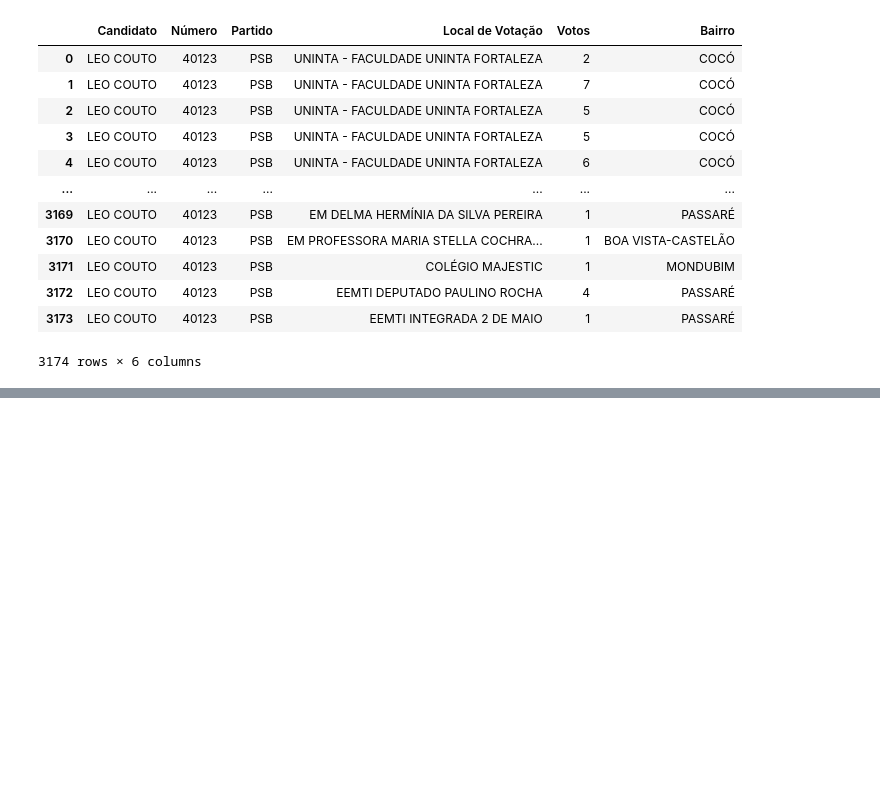
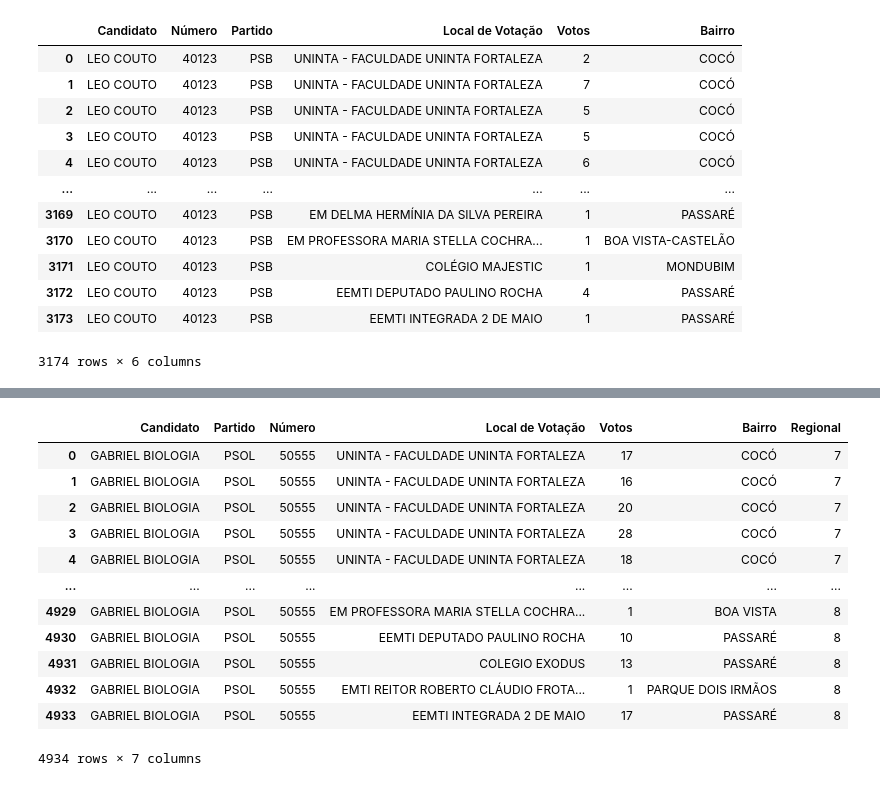
Before and after one commit to joaopedro-31/Votos_vereadores, a Jupyter notebook: extracao.ipynb, the cells around one changed output, grey strips where cells are left out. Saved outputs shown, nothing was run; the diff lists cells and outputs as text; code cells hidden in the pictures; blank space fills up the shorter version.

```diff
--- a/extracao.ipynb
+++ b/extracao.ipynb
@@ -359,0 +442,16 @@ df
+# %%
+listas_blocos = []
+inicio = 0
+
+# Para cada posição de separador, cria uma lista do bloco
+for pos in sep:
+    listas_blocos.append(lista[inicio:pos])
+    inicio = pos + 1  # pula o separador
+
+# Adiciona o último bloco após o último separador
+listas_blocos.append(lista[inicio:])
+
+# Mostra o resultado
+with open("lista_regionais.txt", "w", encoding="utf-8") as f:
+    for i, bloco in enumerate(listas_blocos, 1):
+        f.write(f"Regional {i}: {bloco} \n")
@@ -359,0 +484,47 @@ df
+# %%
+import pandas as pd
+import ast
+with open('dicionarios_partidos.txt',"r",encoding="utf-8") as f:
+        conteudo = f.read()
+        meu_dict = ast.literal_eval(conteudo)
+
+with open('lista_regionais.txt', "r", encoding="utf-8") as f:
+        conteudo_regional = f.read()
+        regionais_dict = ast.literal_eval(conteudo_regional)
+
+bairro_para_regional = {
+        bairro.upper().strip(): regional
+        for regional, bairros in regionais_dict.items()
+        for bairro in bairros
+    }
+
+df = pd.read_csv('csvs/GABRIEL BIOLOGIA GABRIEL LIMA DE AGUIAR.csv', delimiter=";")
+df = df.drop(index=df.index[-1], errors='ignore')
+df['Número'] = df['Número'].astype(int)
+df['Número'] = df['Número'].astype(str)
+
+if "Partido" not in df.columns:
+        df["Partido"] = df["Número"].apply(lambda x: meu_dict.get(x[:2], ["Desconhecido"])[0])
+
+        colunas_validas = ['Candidato', 'Partido', 'Número', 'Local de Votação', 'Votos']
+if 'Bairro' in df.columns:
+        df['Bairro'] = df['Bairro'].str.split('-').str[0]
+        df['Regional'] = df['Bairro'].map(bairro_para_regional)
+        colunas_validas.extend(['Bairro', 'Regional'])
+df_u = df[colunas_validas]
+
+df_u
+# %% [output]
+|  | Candidato | Partido | Número | Local de Votação | Votos | Bairro | Regional |
+| 0 | GABRIEL BIOLOGIA | PSOL | 50555 | UNINTA - FACULDADE UNINTA FORTALEZA | 17 | COCÓ | 7 |
+| 1 | GABRIEL BIOLOGIA | PSOL | 50555 | UNINTA - FACULDADE UNINTA FORTALEZA | 16 | COCÓ | 7 |
+| 2 | GABRIEL BIOLOGIA | PSOL | 50555 | UNINTA - FACULDADE UNINTA FORTALEZA | 20 | COCÓ | 7 |
+| 3 | GABRIEL BIOLOGIA | PSOL | 50555 | UNINTA - FACULDADE UNINTA FORTALEZA | 28 | COCÓ | 7 |
+| 4 | GABRIEL BIOLOGIA | PSOL | 50555 | UNINTA - FACULDADE UNINTA FORTALEZA | 18 | COCÓ | 7 |
+| ... | ... | ... | ... | ... | ... | ... | ... |
+| 4929 | GABRIEL BIOLOGIA | PSOL | 50555 | EM PROFESSORA MARIA STELLA COCHRA... | 1 | BOA VISTA | 8 |
+| 4930 | GABRIEL BIOLOGIA | PSOL | 50555 | EEMTI DEPUTADO PAULINO ROCHA | 10 | PASSARÉ | 8 |
+| 4931 | GABRIEL BIOLOGIA | PSOL | 50555 | COLEGIO EXODUS | 13 | PASSARÉ | 8 |
+| 4932 | GABRIEL BIOLOGIA | PSOL | 50555 | EMTI REITOR ROBERTO CLÁUDIO FROTA... | 1 | PARQUE DOIS IRMÃOS | 8 |
+| 4933 | GABRIEL BIOLOGIA | PSOL | 50555 | EEMTI INTEGRADA 2 DE MAIO | 17 | PASSARÉ | 8 |
+4934 rows × 7 columns
```
Also changed, not shown: parts of 3 cells of this notebook, 7 other files.
